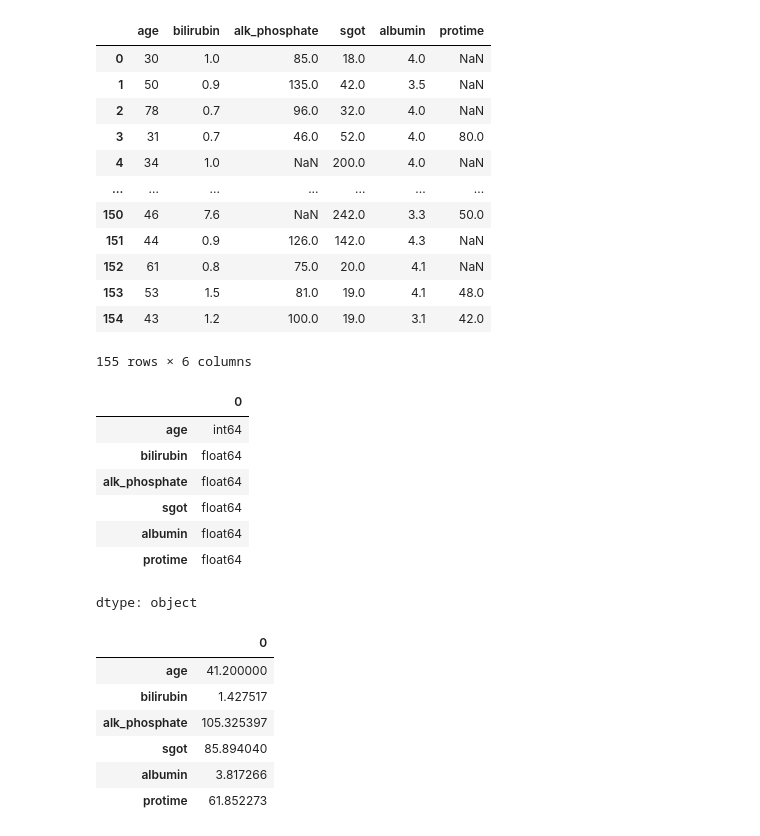
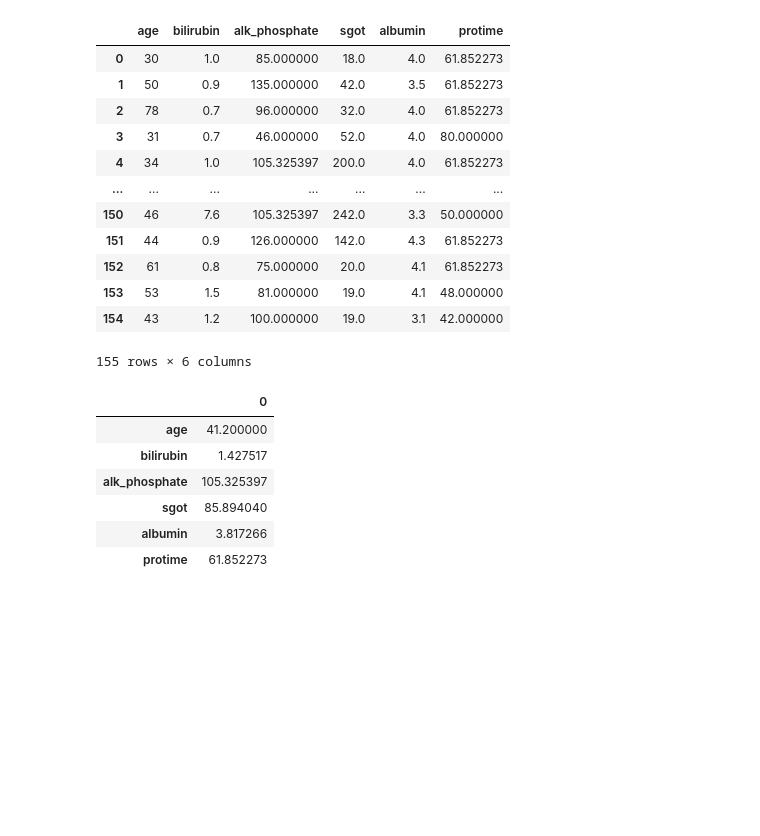
Before and after one commit to Akhi0119/ICP1, a Jupyter notebook: ICP1.ipynb, the cells around one changed output. Saved outputs shown, nothing was run; the diff lists cells and outputs as text; code cells hidden in the pictures; blank space fills up the shorter version.

```diff
--- a/ICP1.ipynb
+++ b/ICP1.ipynb
@@ -66,31 +8,19 @@ dtype: int64
-# %%
-numeric_df = df.select_dtypes(include=np.number).copy()
-numeric_df
-# %% [output]
-|  | age | bilirubin | alk_phosphate | sgot | albumin | protime |
-| 0 | 30 | 1.0 | 85.0 | 18.0 | 4.0 | NaN |
-| 1 | 50 | 0.9 | 135.0 | 42.0 | 3.5 | NaN |
-| 2 | 78 | 0.7 | 96.0 | 32.0 | 4.0 | NaN |
-| 3 | 31 | 0.7 | 46.0 | 52.0 | 4.0 | 80.0 |
-| 4 | 34 | 1.0 | NaN | 200.0 | 4.0 | NaN |
-| ... | ... | ... | ... | ... | ... | ... |
-| 150 | 46 | 7.6 | NaN | 242.0 | 3.3 | 50.0 |
-| 151 | 44 | 0.9 | 126.0 | 142.0 | 4.3 | NaN |
-| 152 | 61 | 0.8 | 75.0 | 20.0 | 4.1 | NaN |
-| 153 | 53 | 1.5 | 81.0 | 19.0 | 4.1 | 48.0 |
-| 154 | 43 | 1.2 | 100.0 | 19.0 | 3.1 | 42.0 |
-155 rows × 6 columns
 # %%
-numeric_df.dtypes
+numeric_df
 # %% [output]
-|  | 0 |
-| age | int64 |
-| bilirubin | float64 |
-| alk_phosphate | float64 |
-| sgot | float64 |
-| albumin | float64 |
-| protime | float64 |
+|  | age | bilirubin | alk_phosphate | sgot | albumin | protime |
+| 0 | 30 | 1.0 | 85.000000 | 18.0 | 4.0 | 61.852273 |
+| 1 | 50 | 0.9 | 135.000000 | 42.0 | 3.5 | 61.852273 |
+| 2 | 78 | 0.7 | 96.000000 | 32.0 | 4.0 | 61.852273 |
+| 3 | 31 | 0.7 | 46.000000 | 52.0 | 4.0 | 80.000000 |
+| 4 | 34 | 1.0 | 105.325397 | 200.0 | 4.0 | 61.852273 |
+| ... | ... | ... | ... | ... | ... | ... |
+| 150 | 46 | 7.6 | 105.325397 | 242.0 | 3.3 | 50.000000 |
+| 151 | 44 | 0.9 | 126.000000 | 142.0 | 4.3 | 61.852273 |
+| 152 | 61 | 0.8 | 75.000000 | 20.0 | 4.1 | 61.852273 |
+| 153 | 53 | 1.5 | 81.000000 | 19.0 | 4.1 | 48.000000 |
+| 154 | 43 | 1.2 | 100.000000 | 19.0 | 3.1 | 42.000000 |
-dtype: object
+155 rows × 6 columns
 # %%
 numeric_df.mean()
 # %% [output]
```
Also changed, not shown: parts of 10 cells of this notebook.
